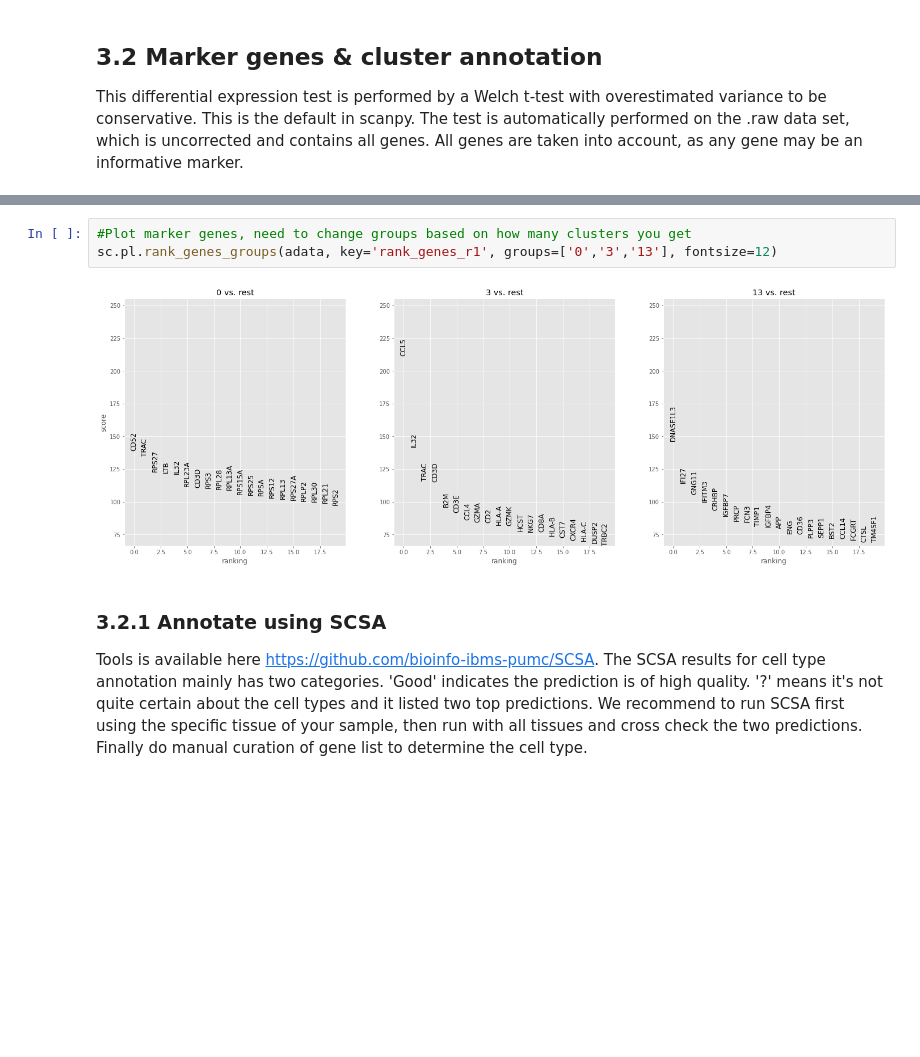
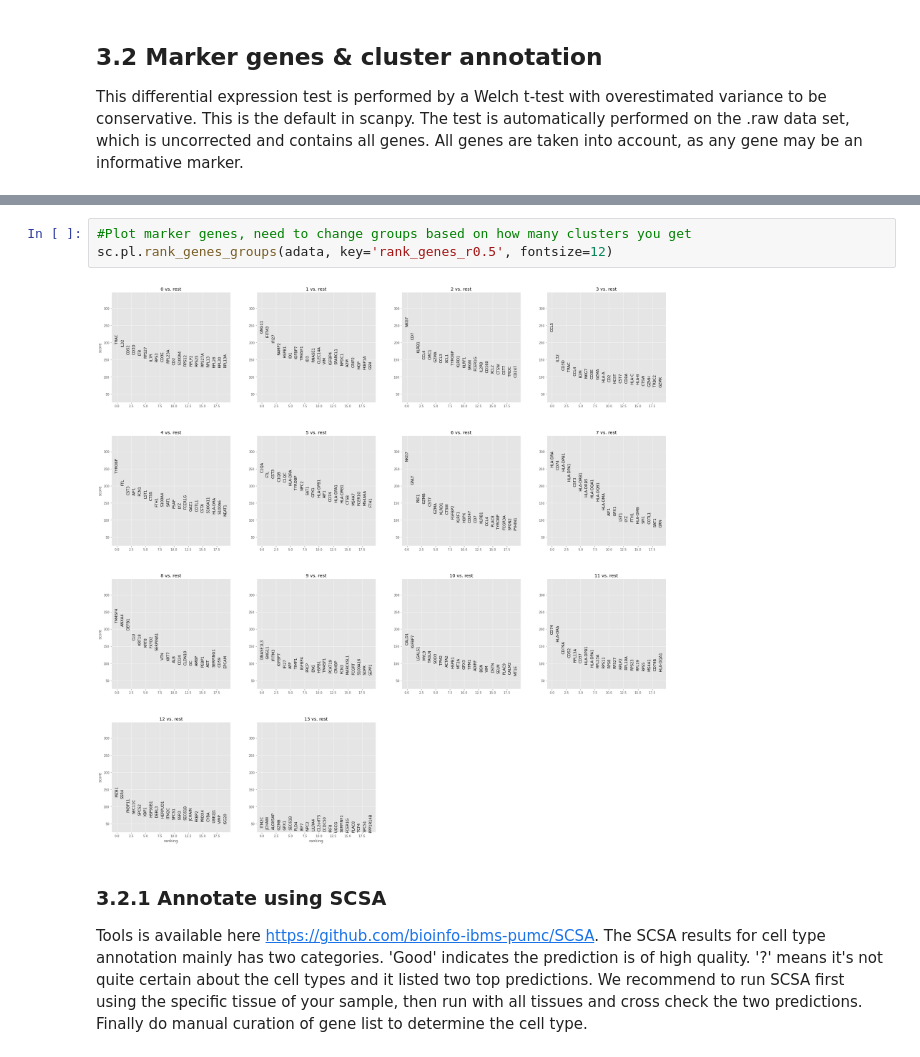
Before and after one commit to shangl02/scRNASeq_spatial, a Jupyter notebook: scRNASeq_pipeline/scanpy_pipeline.ipynb, the cells around one changed output, grey strips where cells are left out. Cells and saved outputs as stored; diff of their text form; blank space fills up the shorter version.

```diff
--- a/scRNASeq_pipeline/scanpy_pipeline.ipynb
+++ b/scRNASeq_pipeline/scanpy_pipeline.ipynb
@@ -550,8 +558,8 @@ ranking genes
 # %%
 #Plot marker genes, need to change groups based on how many clusters you get
-sc.pl.rank_genes_groups(adata, key='rank_genes_r1', groups=['0','3','13'], fontsize=12)
+sc.pl.rank_genes_groups(adata, key='rank_genes_r0.5', fontsize=12)
 # %% [output]
-[figure, old version]
+[figure, new version]
 # %% [markdown]
 ### 3.2.1 Annotate using SCSA
 Tools is available here https://github.com/bioinfo-ibms-pumc/SCSA. The SCSA results for cell type annotation mainly has two categories. 'Good' indicates the prediction is of high quality. '?' means it's not quite certain about the cell types and it listed two top predictions. We recommend to run SCSA first using the specific tissue of your sample, then run with all tissues and cross check the two predictions. Finally do manual curation of gene list to determine the cell type.
```
Also changed, not shown: parts of 18 cells of this notebook.
